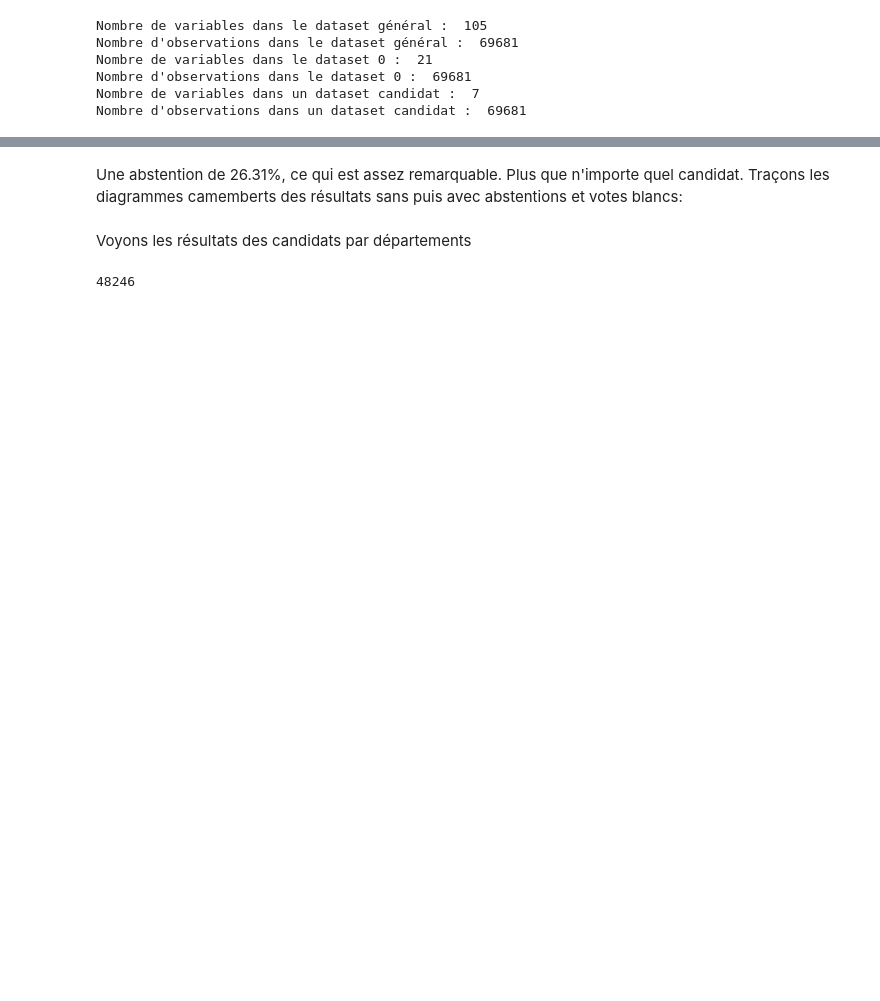
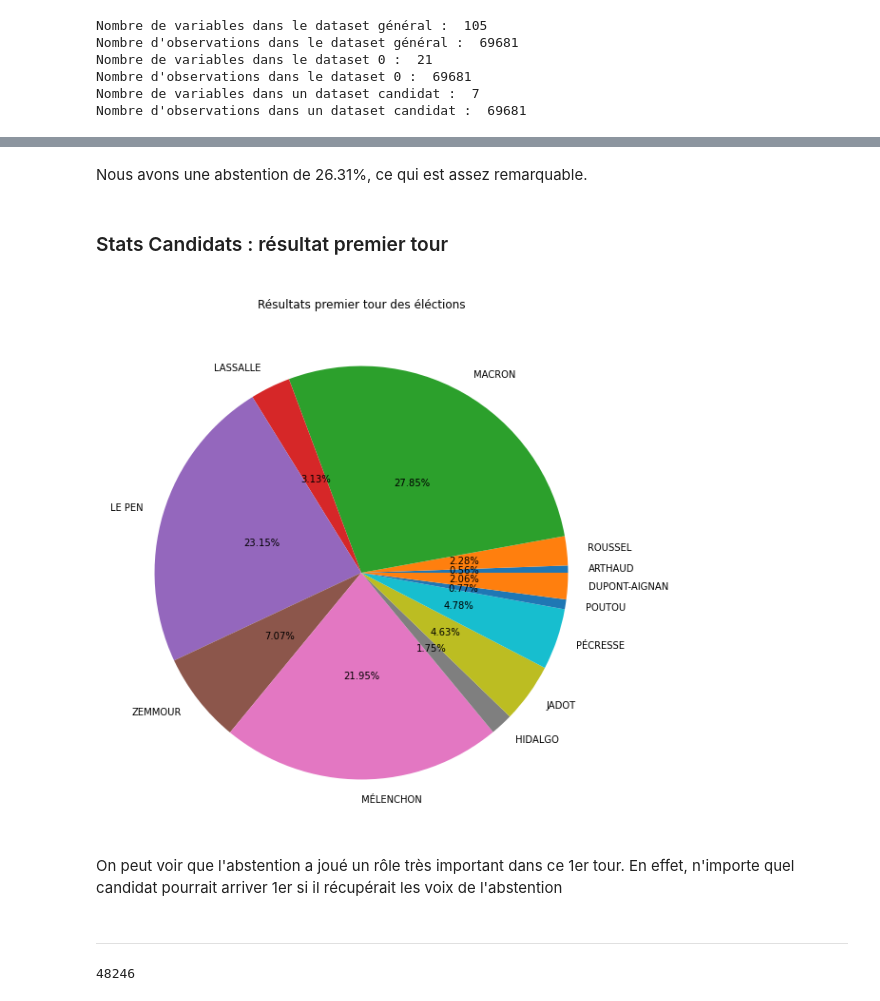
Before and after one commit to BaderEK/AnalyseDeDonnees, a Jupyter notebook: Groupe 2/Groupe 2/rendu.ipynb, the cells around one changed output, grey strips where cells are left out. Drawn from its saved outputs; the diff is of its cells as text; code cells hidden in the pictures; blank space fills up the shorter version.

```diff
--- a/Groupe 2/Groupe 2/rendu.ipynb
+++ b/Groupe 2/Groupe 2/rendu.ipynb
@@ -92,7 +136,22 @@ Votes nuls :  0.51 %
-# %% [markdown]
-Une abstention de 26.31%, ce qui est assez remarquable.
-Plus que n'importe quel candidat.
-Traçons les diagrammes camemberts des résultats sans puis avec abstentions et votes blancs:
-# %% [markdown]
-Voyons les résultats des candidats par départements
+# %% [markdown]
+Nous avons une abstention de 26.31%, ce qui est assez remarquable.
+# %% [markdown]
+### Stats Candidats : résultat premier tour
+# %%
+voixCandidat = np.array([np.sum(data['Voix.AN']), np.sum(data['Voix.RF']), np.sum(data['Voix.ME']), np.sum(data['Voix.LJ']), np.sum(data['Voix.LPM']), np.sum(data['Voix.ZE']),
+                        np.sum(data['Voix.MJL']), np.sum(data['Voix.HA']), np.sum(data['Voix.JY']), np.sum(data['Voix.PV']), np.sum(data['Voix.PP']), np.sum(data['Voix.DAN'])])
+
+label = [data['Nom.AN'][0], data['Nom.RF'][0], data['Nom.ME'][0], data['Nom.LJ'][0], data['Nom.LPM'][0], data['Nom.ZE'][0], data['Nom.MJL'][0], data['Nom.HA'][0], data['Nom.JY'][0], data['Nom.PV'][0], data['Nom.PP'][0], data['Nom.DAN'][0]]
+
+camembert = plt.pie(voixCandidat, labels=label, normalize = True, autopct = lambda voixCandidat: str(round(voixCandidat, 2)) + '%', pctdistance=0.5)
+plt.rcParams["figure.figsize"] = [10, 10]
+plt.title("\nRésultats premier tour des éléctions")
+plt.show()
+# %% [output]
+[figure, added]
+# %% [markdown]
+On peut voir que l'abstention a joué un rôle très important dans ce 1er tour.
+En effet, n'importe quel candidat pourrait arriver 1er si il récupérait les voix de l'abstention
+# %% [markdown]
+---
 # %%
```
Also changed, not shown: parts of 36 cells of this notebook.
